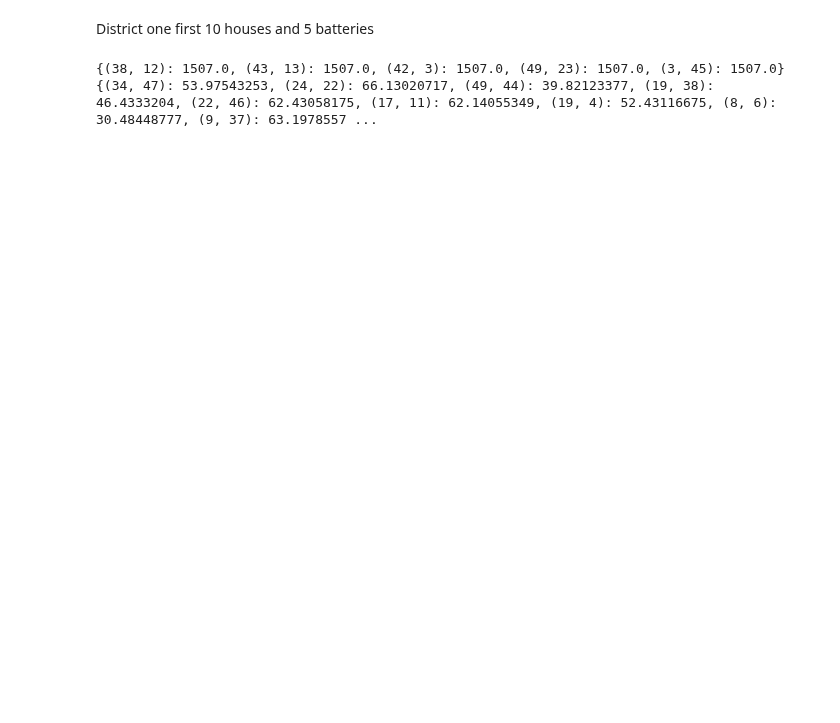
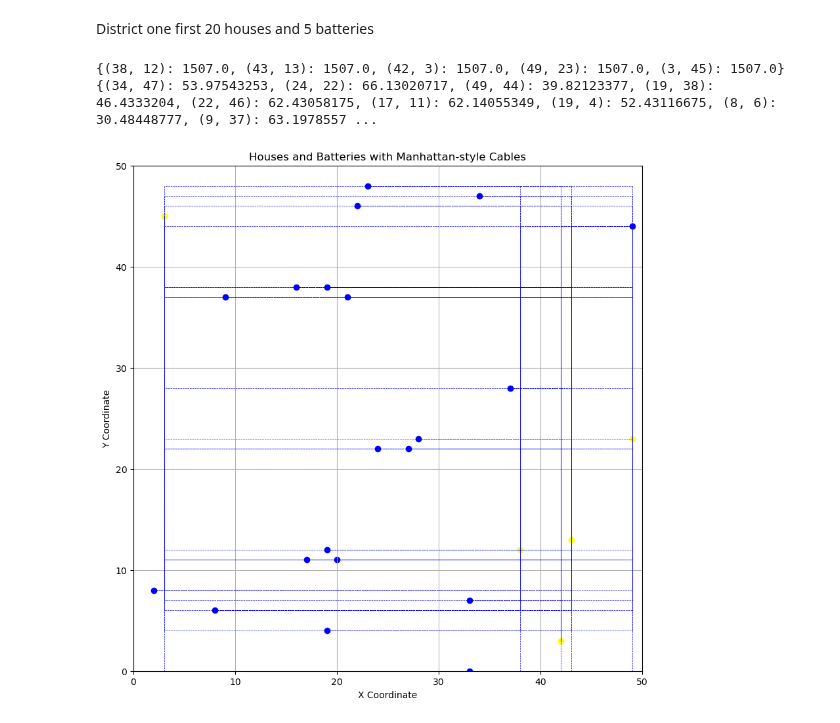
Before and after one commit to AntoniovanDijck/YakuzAI, a Jupyter notebook: Visualize_testing.ipynb, the cells around one changed output. Cells and saved outputs as stored; diff of their text form; code cells hidden in the pictures; blank space fills up the shorter version.

Commit message:
Grid demo working on 20 and 5 batteries from dist1

```diff
--- a/Visualize_testing.ipynb
+++ b/Visualize_testing.ipynb
@@ -10,7 +10,7 @@ import matplotlib.ticker as ticker
 from code.battery import Battery
 from code.house import House
 # %% [markdown]
-District one first 10 houses and 5 batteries
+District one first 20 houses and 5 batteries
 # %%
 from itertools import islice
 
@@ -23,10 +23,40 @@ houses = load_house_data('Huizen&Batterijen/district_1/district-1_houses.csv')
 
 # Get the first 5 elements of batteries and the first 10 elements of houses
 first_five_batteries = first_n_items_of_dict(batteries, 5)
-first_ten_houses = first_n_items_of_dict(houses, 10)
+first_20_houses = first_n_items_of_dict(houses, 20)
 
 print(first_five_batteries)
-print(first_ten_houses)
+print(first_20_houses)
 # %% [output]
 {(38, 12): 1507.0, (43, 13): 1507.0, (42, 3): 1507.0, (49, 23): 1507.0, (3, 45): 1507.0}
 {(34, 47): 53.97543253, (24, 22): 66.13020717, (49, 44): 39.82123377, (19, 38): 46.4333204, (22, 46): 62.43058175, (17, 11): 62.14055349, (19, 4): 52.43116675, (8, 6): 30.48448777, (9, 37): 63.1978557 ...
+# %%
+# create a 50x50 grid plot
+plt.figure(figsize=(10, 10))
+plt.axis([0, 50, 0, 50])
+plt.grid()
+
+for house_position in first_ten_houses.keys():
+    plt.scatter(*house_position, color='blue', label='House')
+
+for battery_position in first_five_batteries.keys():
+    plt.scatter(*battery_position, color='yellow', label='Battery')
+
+    # connect each house manhattan style to nearest points
+    for house_position in first_ten_houses.keys():
+        #find a corner point: https://www.geeksforgeeks.org/find-the-integer-points-x-y-with-manhattan-distance-atleast-n/
+        corner_point = battery_position[0], house_position[1]
+
+        # draw horizontal line
+        plt.plot([house_position[0], corner_point[0]], [house_position[1], corner_point[1]], 'b--', linewidth=0.5)
+
+        # draw vertical line (corner to battery)
+        plt.plot([corner_point[0], battery_position[0]], [corner_point[1], battery_position[1]], 'b--', linewidth=0.5)
+
+plt.xlabel('X Coordinate')
+plt.ylabel('Y Coordinate')
+plt.title('Houses and Batteries with Manhattan-style Cables')
+
+plt.show()
+# %% [output]
+[figure, added]
```
